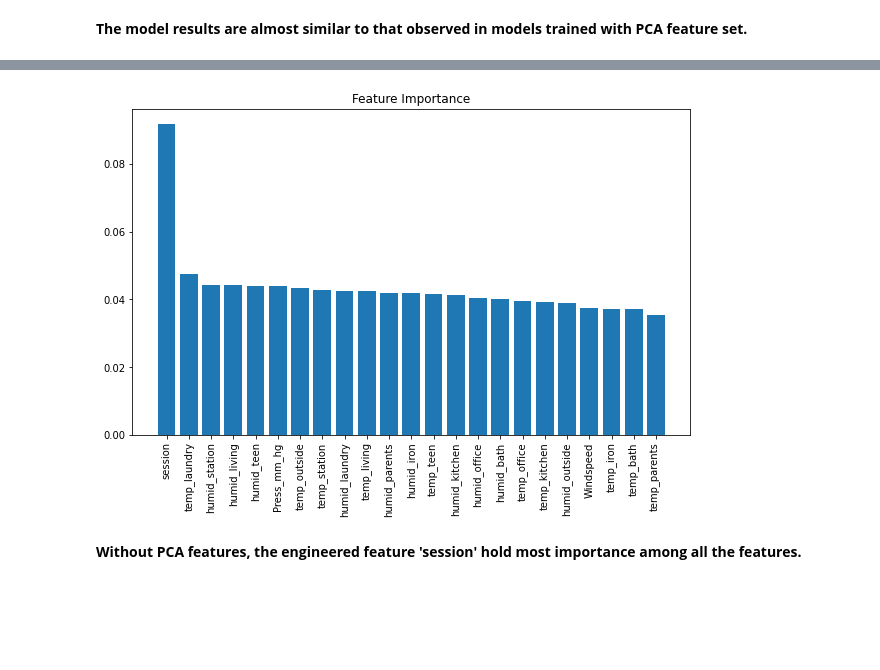
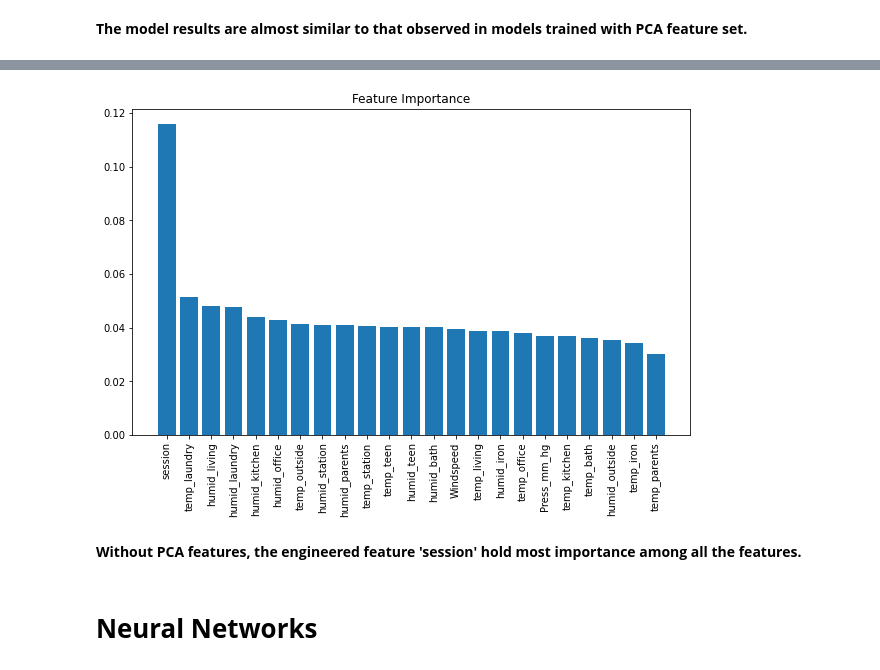
Before and after one commit to SmrutiRanjan27/Appliances-Energy-Prediction, a Jupyter notebook: Appliance_Energy_Prediction_Smruti_Ranjan.ipynb, the cells around one changed output, grey strips where cells are left out. Saved outputs shown, nothing was run; the diff lists cells and outputs as text; code cells hidden in the pictures; blank space fills up the shorter version.

```diff
--- a/Appliance_Energy_Prediction_Smruti_Ranjan.ipynb
+++ b/Appliance_Energy_Prediction_Smruti_Ranjan.ipynb
@@ -620,0 +641,7 @@ np.sqrt(mean_squared_error(y_test, grid_search.best_estimator_.predict(X_test)))
+# %%
+X_test = pd.DataFrame(X_test, columns=final_features[:-1])
+y_test = pd.Series(y_test, name = 'Appliances')
+# %%
+session_errors = []
+for i in range(1,4):
+  session_errors.append(np.sqrt(mean_squared_error(y_test[X_test.session*sc_X.scale_[-3] + sc_X.mean_[-3] == i]*sc_y.scale_ + sc_y.mean_, grid_search.best_estimator_.predict(X_test[X_test.session*sc_X.scale_[-3] + sc_X.mean_[-3] == i])*sc_y.scale_ + sc_y.mean_)))
@@ -764,0 +787,7 @@ np.sqrt(mean_squared_error(y_test, grid_search.best_estimator_.predict(X_test)))
+# %%
+X_test = pd.DataFrame(X_test, columns=final_features[:-1])
+y_test = pd.Series(y_test, name = 'Appliances')
+# %%
+session_errors = []
+for i in range(1,4):
+  session_errors.append(np.sqrt(mean_squared_error(y_test[X_test.session*sc_X.scale_[-3] + sc_X.mean_[-3] == i]*sc_y.scale_ + sc_y.mean_, grid_search.best_estimator_.predict(X_test[X_test.session*sc_X.scale_[-3] + sc_X.mean_[-3] == i])*sc_y.scale_ + sc_y.mean_)))
@@ -765,15 +813,17 @@ np.sqrt(mean_squared_error(y_test, grid_search.best_estimator_.predict(X_test)))
 # %%
 feature_indices = np.argsort(grid_search.best_estimator_.feature_importances_)
-importances = grid_search.best_estimator_.feature_importances_
+importances = models[5][1].feature_importances_
 indices = np.argsort(importances)[::-1]
 names = [final_train_df.columns[i] for i in indices]
 
 plt.figure(figsize=(10,6))
 plt.title("Feature Importance")
 plt.bar(range(X_train.shape[1]), importances[indices])
 plt.xticks(range(X_train.shape[1]), names, rotation=90)
 plt.show()
 # %% [output]
-[figure, old version]
+[figure, new version]
 # %% [markdown]
 **Without PCA features, the engineered feature 'session' hold most importance among all the features.**
+# %% [markdown]
+# **Neural Networks**
```
Also changed, not shown: parts of 45 cells of this notebook.
